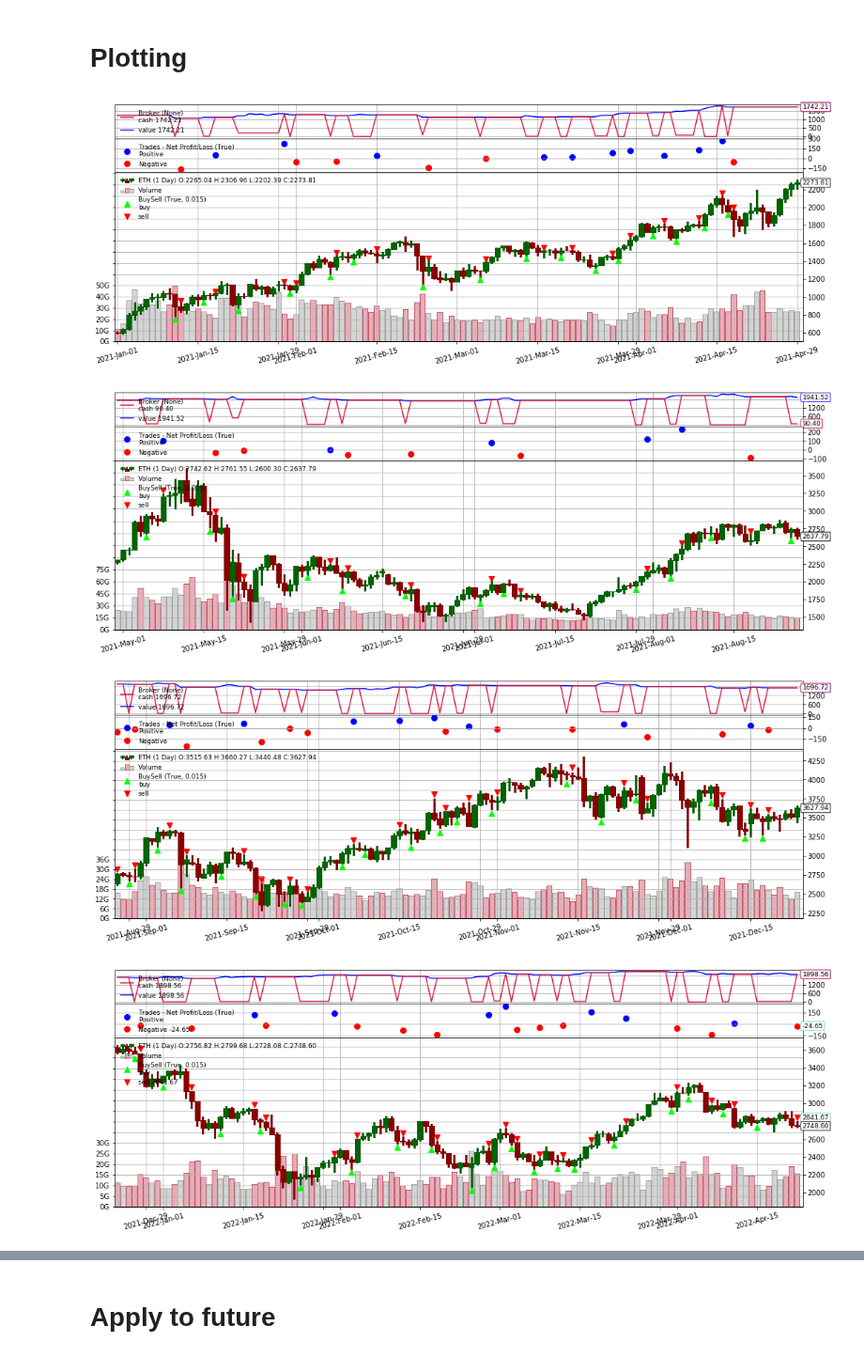
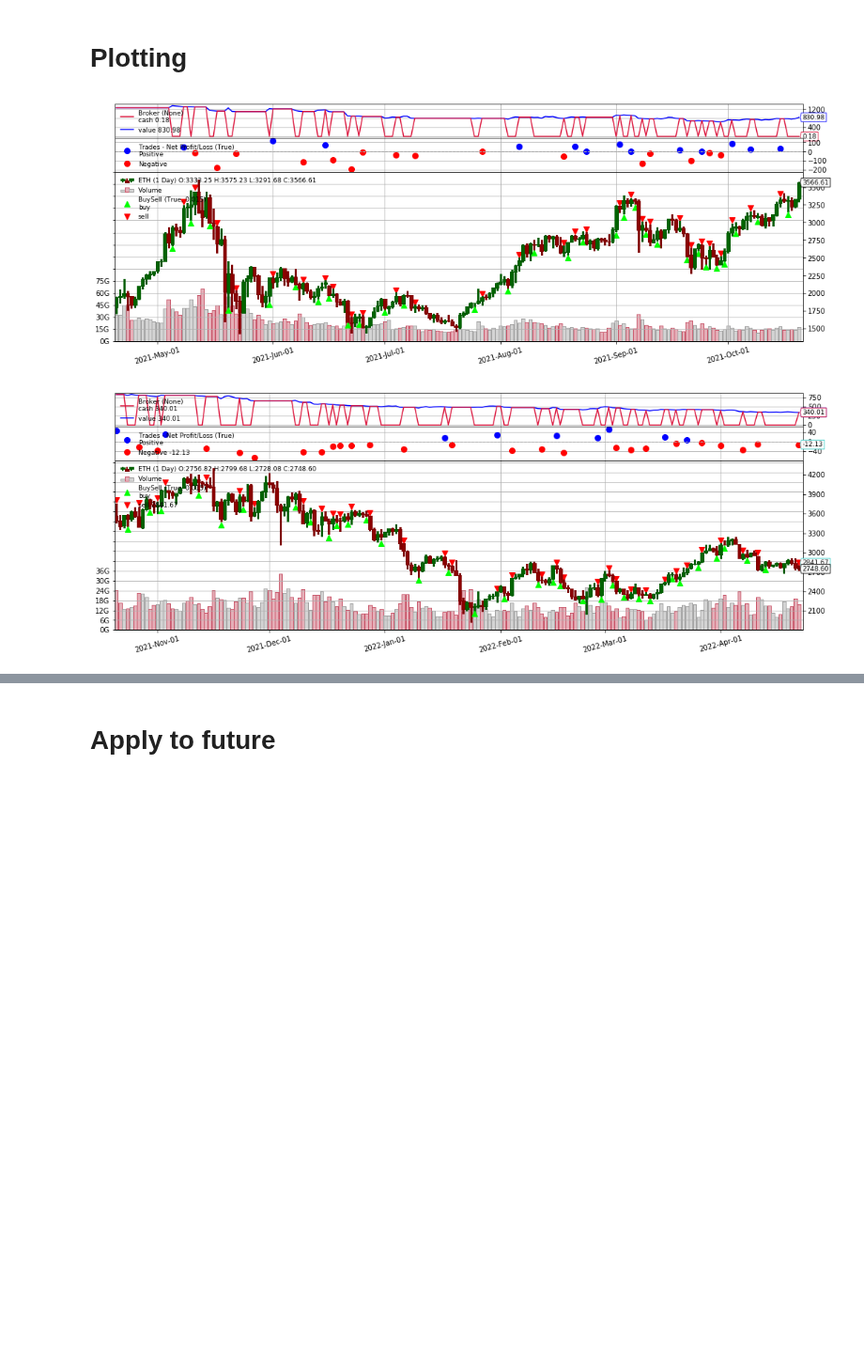
Before and after one commit to giocaizzi/surfingcrypto, a Jupyter notebook: notebooks/algotrading.ipynb, the cells around one changed output, grey strips where cells are left out. Shown at 94% size. Drawn from its saved outputs; the diff is of its cells as text; code cells hidden in the pictures; blank space fills up the shorter version.

```diff
--- a/notebooks/algotrading.ipynb
+++ b/notebooks/algotrading.ipynb
@@ -168,7 +168,7 @@ Strategy:
 2.	All-in strategy—when creating a buy order, buy as many shares as possible.
 3.	Short selling is not allowed
 # %%
-start = "2021-01-01"
+start = "2021-04-20"
 
 performance = {}
 backtests = {}
@@ -247,20 +247,18 @@ backtest.print_log()
 # %%
 import matplotlib.pyplot as plt
 
 plt.rcParams["figure.figsize"] = [15, 5]
 figs = backtest.cerebro.plot(
     style="candlesticks",
     barup="darkgreen",
     bardown="darkred",
-    numfigs=4,
+    numfigs=2,
     iplot=False,
     fmt_x_ticks="%Y-%b-%d",
 )
 # %% [output]
-[figure, old version]
+[figure, new version]
-[figure, old version]
+[figure, new version]
-[figure, removed]
-[figure, removed]
 # %%
 # plot performance for strategy vs benchmark
 
```
Also changed, not shown: parts of 5 cells of this notebook, 2 other files.
